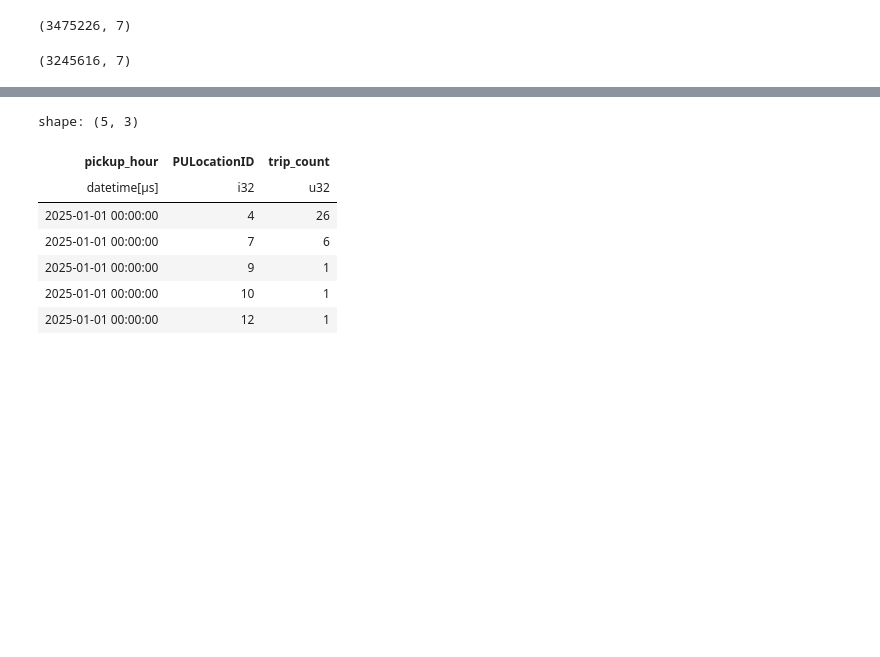
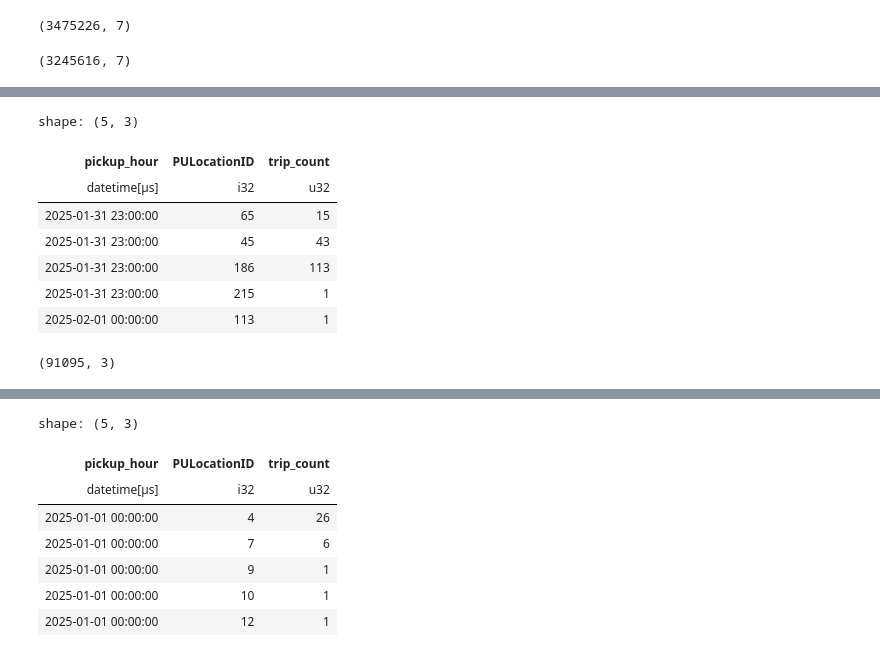
Before and after one commit to anjaneyajavvadi/Ride-Demand-Prediction-System, a Jupyter notebook: notebooks/v1.ipynb, the cells around one changed output, grey strips where cells are left out. Cells and saved outputs as stored; diff of their text form; code cells hidden in the pictures; blank space fills up the shorter version.

```diff
--- a/notebooks/v1.ipynb
+++ b/notebooks/v1.ipynb
@@ -176,0 +107,15 @@ shape: (122_010, 8)
+# %%
+agg_df.sort(['pickup_hour']).tail()
+# %% [output]
+shape: (5, 3)
+| pickup_hour | PULocationID | trip_count |
+| datetime[μs] | i32 | u32 |
+| 2025-01-31 23:00:00 | 65 | 15 |
+| 2025-01-31 23:00:00 | 45 | 43 |
+| 2025-01-31 23:00:00 | 186 | 113 |
+| 2025-01-31 23:00:00 | 215 | 1 |
+| 2025-02-01 00:00:00 | 113 | 1 |
+# %%
+agg_df.shape
+# %% [output]
+(91095, 3)
```
Also changed, not shown: parts of 21 cells of this notebook, 1 other file.
